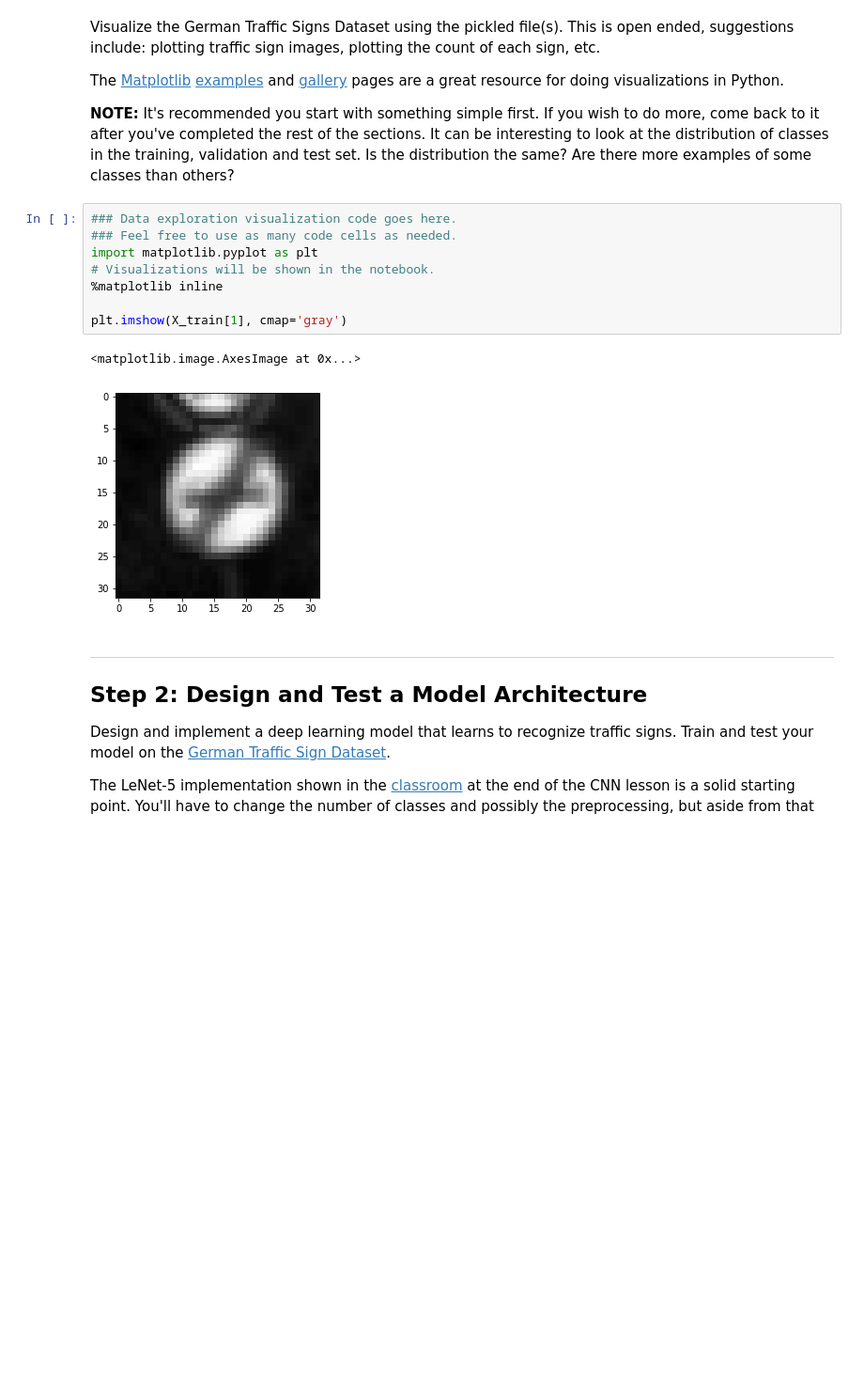
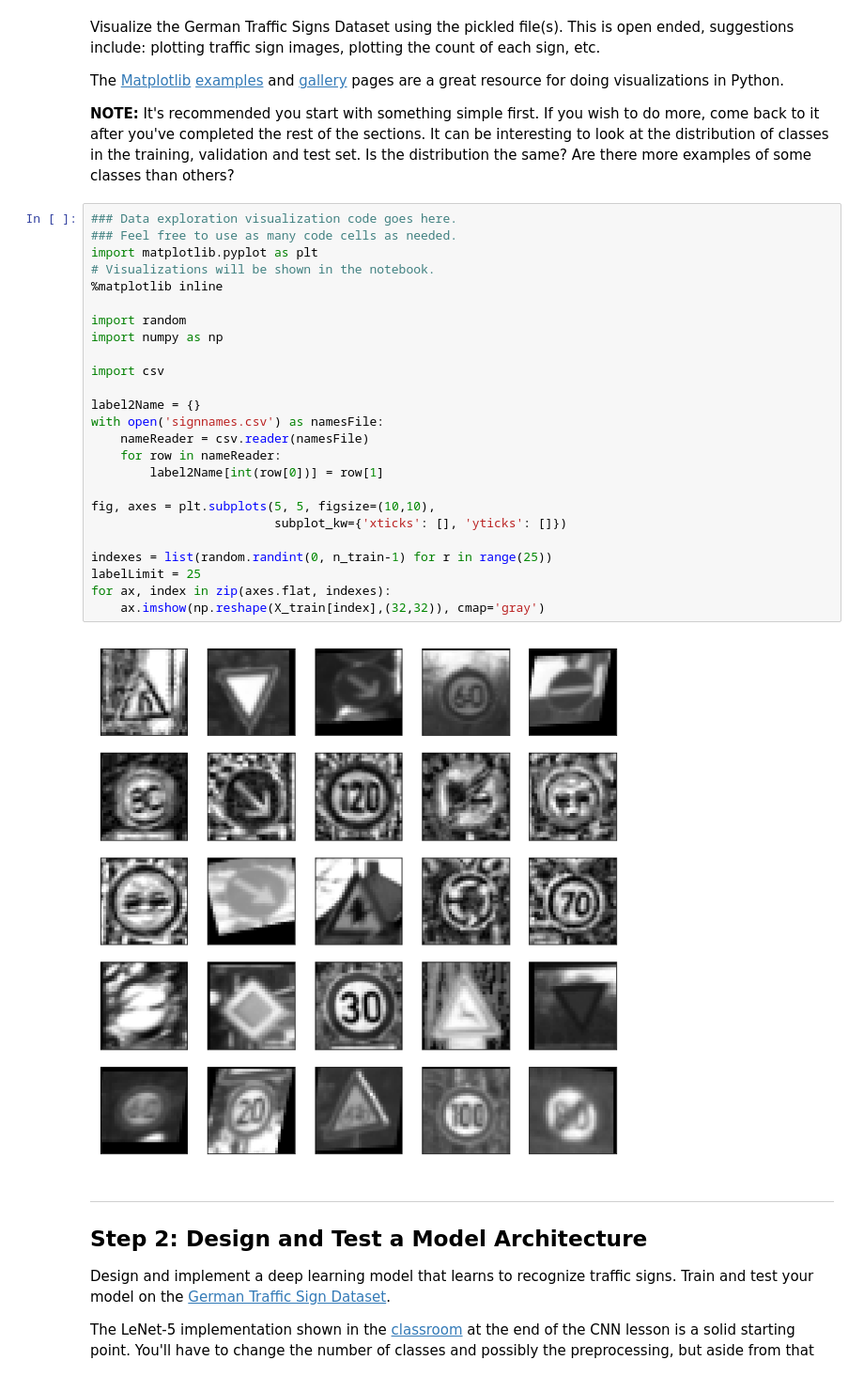
Before and after one commit to ananevans/CarND-Traffic-Sign-Classifier-Project, a Jupyter notebook: Traffic_Sign_Classifier.ipynb, the cells around one changed output. Shown at 94% size. Saved outputs shown, nothing was run; the diff lists cells and outputs as text; blank space fills up the shorter version.

```diff
--- a/Traffic_Sign_Classifier.ipynb
+++ b/Traffic_Sign_Classifier.ipynb
@@ -214,14 +234,30 @@ The [Matplotlib](http://matplotlib.org/) [examples](http://matplotlib.org/exampl
 # %%
 ### Data exploration visualization code goes here.
 ### Feel free to use as many code cells as needed.
 import matplotlib.pyplot as plt
 # Visualizations will be shown in the notebook.
 %matplotlib inline
 
-plt.imshow(X_train[1], cmap='gray')
+import random
+import numpy as np
+
+import csv
+
+label2Name = {}
+with open('signnames.csv') as namesFile:
+    nameReader = csv.reader(namesFile)
+    for row in nameReader:
+        label2Name[int(row[0])] = row[1]
+
+fig, axes = plt.subplots(5, 5, figsize=(10,10),
+                         subplot_kw={'xticks': [], 'yticks': []})
+
+indexes = list(random.randint(0, n_train-1) for r in range(25))
+labelLimit = 25
+for ax, index in zip(axes.flat, indexes):
+    ax.imshow(np.reshape(X_train[index],(32,32)), cmap='gray')
 # %% [output]
-<matplotlib.image.AxesImage at 0x...>
-[figure, old version]
+[figure, new version]
 # %% [markdown]
 ----
 
```
Also changed, not shown: parts of 31 cells of this notebook, 2 other files.
